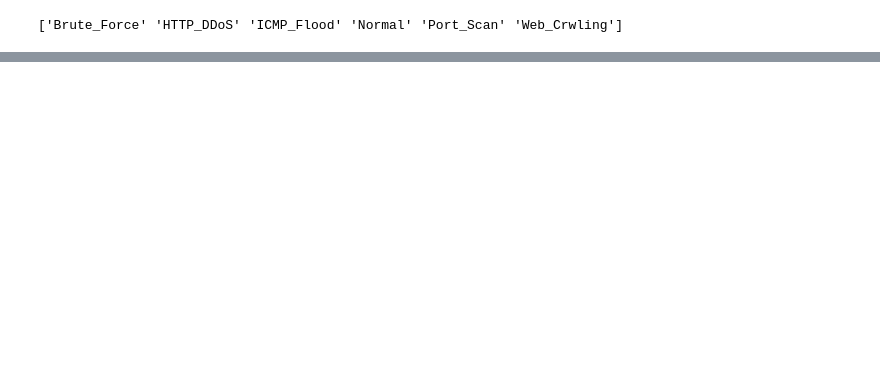
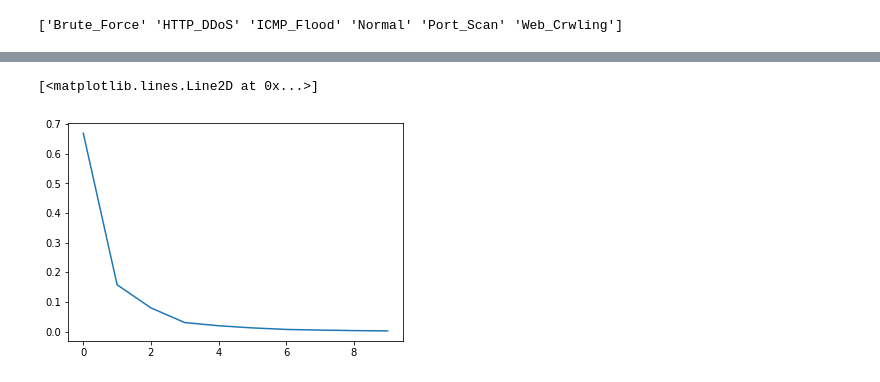
Before and after one commit to JMurigneux/Data_Protection_APT, a Jupyter notebook: premier_test_M.ipynb, the cells around one changed output, grey strips where cells are left out. Drawn from its saved outputs; the diff is of its cells as text; code cells hidden in the pictures; blank space fills up the shorter version.

```diff
--- a/premier_test_M.ipynb
+++ b/premier_test_M.ipynb
@@ -22,0 +65,11 @@ print(df.Label.unique())
+# %%
+X = df.copy()
+Y = df["Label"]
+Y.to_frame()
+X = X.drop(columns = ['Label'])
+col = list(df.select_dtypes(include=['O']))
+col = col[:-1]
+enc = OneHotEncoder(handle_unknown='ignore')
+transformed = pd.DataFrame(enc.fit_transform(X[col]).toarray())
+X = X.join(transformed)
+X = X.drop(col,axis=1)
@@ -22,0 +116,8 @@ print(df.Label.unique())
+# %%
+pca = PCA(n_components=10)
+pca.fit(X)
+
+plt.plot(range(0,10),pca.explained_variance_ratio_)
+# %% [output]
+[<matplotlib.lines.Line2D at 0x...>]
+[figure, added]
```
Also changed, not shown: parts of 10 cells of this notebook.
